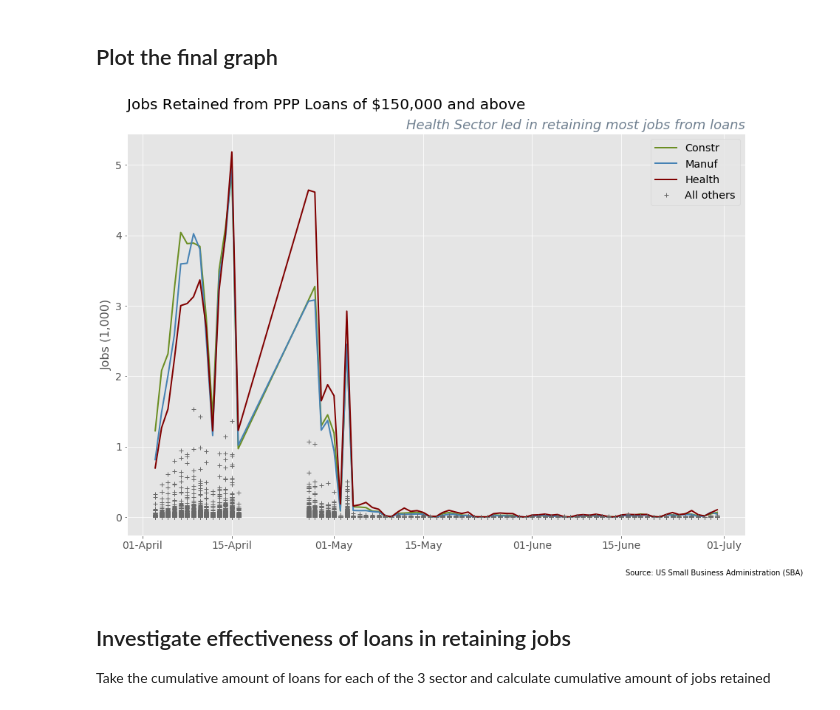
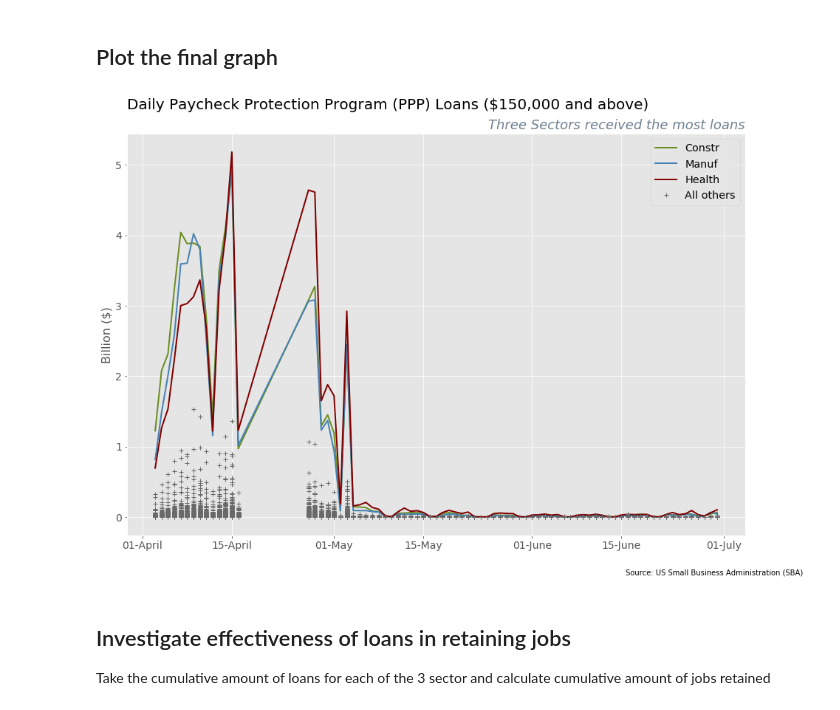
Before and after one commit to showandgo/Paycheck-Protection-Prog--PPP--Loan-Analysis, a Jupyter notebook: PPP Analysis.ipynb, the cells around one changed output. Cells and saved outputs as stored; diff of their text form; code cells hidden in the pictures.

```diff
--- a/PPP Analysis.ipynb
+++ b/PPP Analysis.ipynb
@@ -182,35 +184,35 @@ other_ind['DateApproved'] = pd.to_datetime(other_ind['DateApproved'])
 # %%
 from matplotlib.ticker import FuncFormatter
 import matplotlib.dates as mdates
 
 myFmt = mdates.DateFormatter('%d-%B')
 
 def per(x, pos):
     return '%1.0f' % (x * 1e-3)
 formatter = FuncFormatter(per)
 
 fig = plt.figure(figsize=(15,10))
 
-plt.title('Jobs Retained from PPP Loans of $150,000 and above', fontsize=20, loc= 'left', y=1.05)
-plt.title('Health Sector led in retaining most jobs from loans', fontsize= 18, loc= 'right', color='slategrey', style='italic')
+plt.title('Daily Paycheck Protection Program (PPP) Loans ($150,000 and above)', fontsize=20, loc= 'left', y=1.05)
+plt.title('Three Sectors received the most loans', fontsize= 18, loc= 'right', color='slategrey', style='italic')
 
 plt.plot(const['DateApproved'], const['Loan Amt'], color='olivedrab', linewidth=2)
 plt.plot(manu['DateApproved'], manu['Loan Amt'], color='steelblue', linewidth=2)
 plt.plot(health['DateApproved'], health['Loan Amt'], color='maroon', linewidth=2)
 plt.plot(other_ind['DateApproved'], other_ind['Loan Amt'], '+', color='dimgrey')
 plt.legend(['Constr', 'Manuf', 'Health', 'All others'], fontsize='x-large')
 plt.yticks(fontsize= 14)
 plt.xticks(fontsize= 14)
 
-plt.ylabel('Jobs (1,000)', fontsize=16)
+plt.ylabel('Billion ($)', fontsize=16)
 plt.rcParams["font.family"] = "sans-serif"
 ax = fig.text(.75, .05, 'Source: US Small Business Administration (SBA)', fontsize= 10)
 
 ax = fig.gca()
 ax.yaxis.set_major_formatter(formatter)
 ax.xaxis.set_major_formatter(myFmt)
 # %% [output]
-[figure, old version]
+[figure, new version]
 # %% [markdown]
 ## Investigate effectiveness of loans in retaining jobs
 Take the cumulative amount of loans for each of the 3 sector and calculate cumulative amount of jobs retained
```
Also changed, not shown: parts of 3 cells of this notebook.
